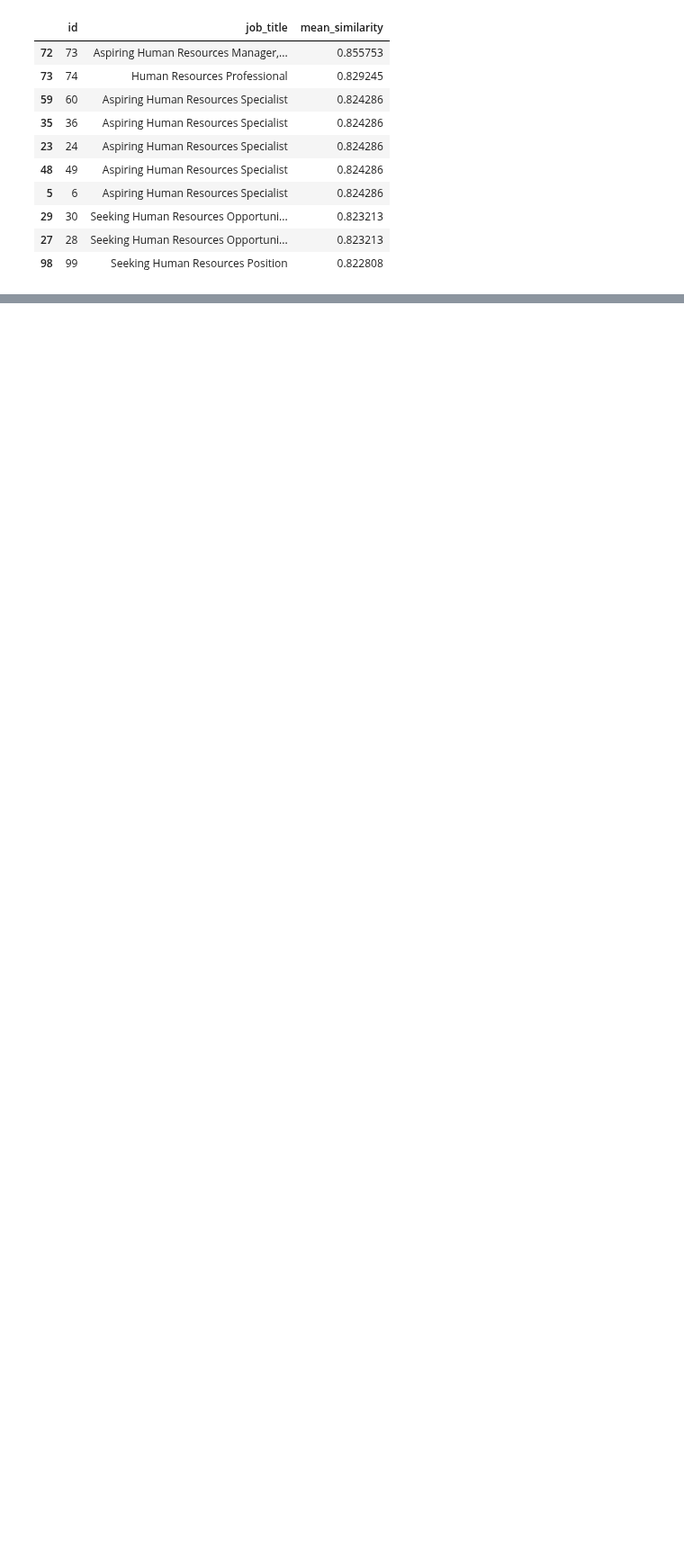
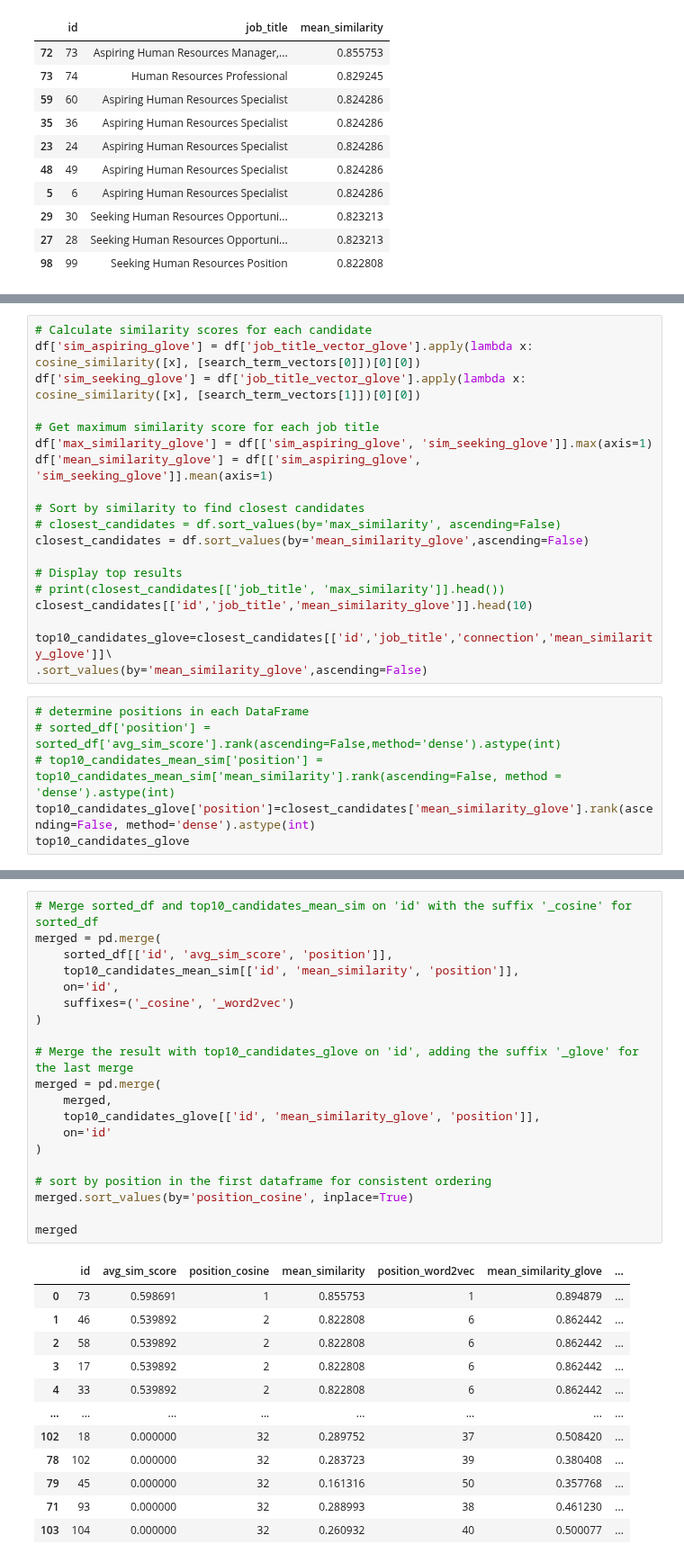
Before and after one commit to sralter/potential_talents, a Jupyter notebook: potential_talents.ipynb, the cells around one changed output, grey strips where cells are left out. Shown at 90% size. Drawn from its saved outputs; the diff is of its cells as text; blank space fills up the shorter version.

```diff
--- a/potential_talents.ipynb
+++ b/potential_talents.ipynb
@@ -1396,0 +1273,25 @@ plt.show()
+# %%
+# Calculate similarity scores for each candidate
+df['sim_aspiring_glove'] = df['job_title_vector_glove'].apply(lambda x: cosine_similarity([x], [search_term_vectors[0]])[0][0])
+df['sim_seeking_glove'] = df['job_title_vector_glove'].apply(lambda x: cosine_similarity([x], [search_term_vectors[1]])[0][0])
+
+# Get maximum similarity score for each job title
+df['max_similarity_glove'] = df[['sim_aspiring_glove', 'sim_seeking_glove']].max(axis=1)
+df['mean_similarity_glove'] = df[['sim_aspiring_glove', 'sim_seeking_glove']].mean(axis=1)
+
+# Sort by similarity to find closest candidates
+# closest_candidates = df.sort_values(by='max_similarity', ascending=False)
+closest_candidates = df.sort_values(by='mean_similarity_glove',ascending=False)
+
+# Display top results
+# print(closest_candidates[['job_title', 'max_similarity']].head())
+closest_candidates[['id','job_title','mean_similarity_glove']].head(10)
+
+top10_candidates_glove=closest_candidates[['id','job_title','connection','mean_similarity_glove']]\
+.sort_values(by='mean_similarity_glove',ascending=False)
+# %%
+# determine positions in each DataFrame
+# sorted_df['position'] = sorted_df['avg_sim_score'].rank(ascending=False,method='dense').astype(int)
+# top10_candidates_mean_sim['position'] = top10_candidates_mean_sim['mean_similarity'].rank(ascending=False, method = 'dense').astype(int)
+top10_candidates_glove['position']=closest_candidates['mean_similarity_glove'].rank(ascending=False, method='dense').astype(int)
+top10_candidates_glove
@@ -1396,0 +1312,33 @@ plt.show()
+# %%
+# Merge sorted_df and top10_candidates_mean_sim on 'id' with the suffix '_cosine' for sorted_df
+merged = pd.merge(
+    sorted_df[['id', 'avg_sim_score', 'position']],
+    top10_candidates_mean_sim[['id', 'mean_similarity', 'position']],
+    on='id',
+    suffixes=('_cosine', '_word2vec')
+)
+
+# Merge the result with top10_candidates_glove on 'id', adding the suffix '_glove' for the last merge
+merged = pd.merge(
+    merged,
+    top10_candidates_glove[['id', 'mean_similarity_glove', 'position']],
+    on='id'
+)
+
+# sort by position in the first dataframe for consistent ordering
+merged.sort_values(by='position_cosine', inplace=True)
+
+merged
+# %% [output]
+|  | id | avg_sim_score | position_cosine | mean_similarity | position_word2vec | mean_similarity_glove | ... |
+| 0 | 73 | 0.598691 | 1 | 0.855753 | 1 | 0.894879 | ... |
+| 1 | 46 | 0.539892 | 2 | 0.822808 | 6 | 0.862442 | ... |
+| 2 | 58 | 0.539892 | 2 | 0.822808 | 6 | 0.862442 | ... |
+| 3 | 17 | 0.539892 | 2 | 0.822808 | 6 | 0.862442 | ... |
+| 4 | 33 | 0.539892 | 2 | 0.822808 | 6 | 0.862442 | ... |
+| ... | ... | ... | ... | ... | ... | ... | ... |
+| 102 | 18 | 0.000000 | 32 | 0.289752 | 37 | 0.508420 | ... |
+| 78 | 102 | 0.000000 | 32 | 0.283723 | 39 | 0.380408 | ... |
+| 79 | 45 | 0.000000 | 32 | 0.161316 | 50 | 0.357768 | ... |
+| 71 | 93 | 0.000000 | 32 | 0.288993 | 38 | 0.461230 | ... |
+| 103 | 104 | 0.000000 | 32 | 0.260932 | 40 | 0.500077 | ... |
```
Also changed, not shown: parts of 78 cells of this notebook, 11 other files.
